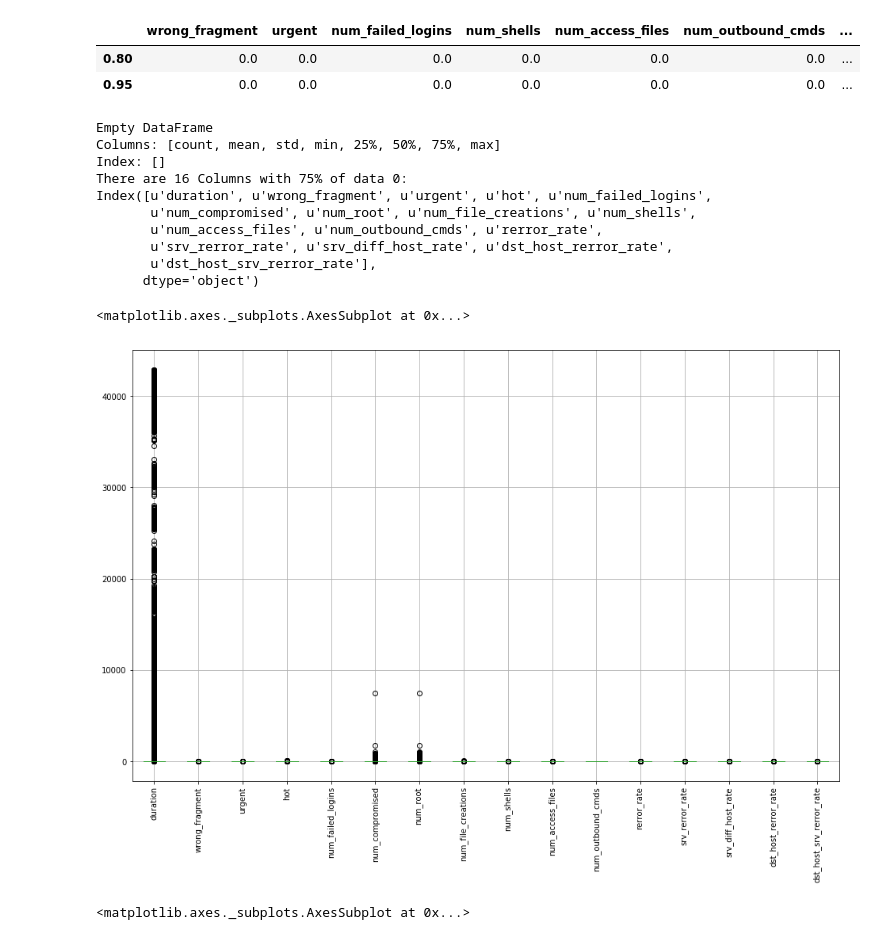
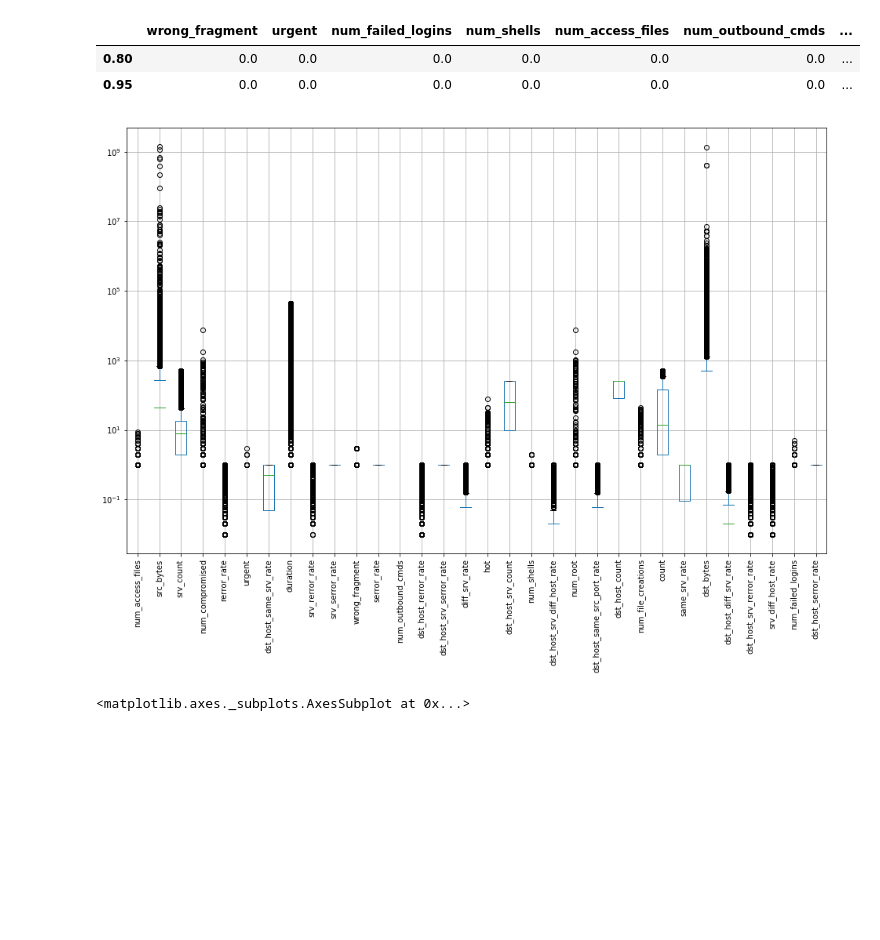
Before and after one commit to monkeydunkey/NetworkIntrusionDetection, a Jupyter notebook: Data Analysis.ipynb, the cells around one changed output. Cells and saved outputs as stored; diff of their text form; code cells hidden in the pictures; blank space fills up the shorter version.

```diff
--- a/Data Analysis.ipynb
+++ b/Data Analysis.ipynb
@@ -176,24 +176,14 @@ train[cols_to_check].quantile([0.8, 0.95])
 | 0.95 | 0.0 | 0.0 | 0.0 | 0.0 | 0.0 | 0.0 | ... |
 # %%
 #So there are no negative value so the data looks clean enough to work with
-print trainDescribe.T[(trainDescribe.T['min'] < 0) ]
-colsWith75Zero = trainDescribe.T[(trainDescribe.T['75%'] == 0)].T.columns
-print 'There are', len(colsWith75Zero), 'Columns with 75% of data 0: \n', colsWith75Zero
-plt.figure(figsize=(16, 10))
-train.boxplot(list(colsWith75Zero), rot=90)
+#print trainDescribe.T[(trainDescribe.T['min'] < 0) ]
+#colsWith75Zero = trainDescribe.T[(trainDescribe.T['75%'] == 0)].T.columns
+#print 'There are', len(colsWith75Zero), 'Columns with 75% of data 0: \n', colsWith75Zero
+fig, ax = plt.subplots(figsize=(16, 10))
+train.boxplot(list( set(numericColumns)), rot=90, ax=ax)
+ax.set_yscale('log')
 # %% [output]
-Empty DataFrame
-Columns: [count, mean, std, min, 25%, 50%, 75%, max]
-Index: []
-There are 16 Columns with 75% of data 0:
-Index([u'duration', u'wrong_fragment', u'urgent', u'hot', u'num_failed_logins',
-       u'num_compromised', u'num_root', u'num_file_creations', u'num_shells',
-       u'num_access_files', u'num_outbound_cmds', u'rerror_rate',
-       u'srv_rerror_rate', u'srv_diff_host_rate', u'dst_host_rerror_rate',
-       u'dst_host_srv_rerror_rate'],
-      dtype='object')
-<matplotlib.axes._subplots.AxesSubplot at 0x...>
-[figure, old version]
+[figure, new version]
 # %%
 train.boxplot(list(set(colsWith75Zero) - set(['duration', u'num_compromised', 'num_root', 'hot', u'num_file_creations'])), rot=90)
 # %% [output]
```
Also changed, not shown: parts of 1 cell of this notebook, 3 other files.
